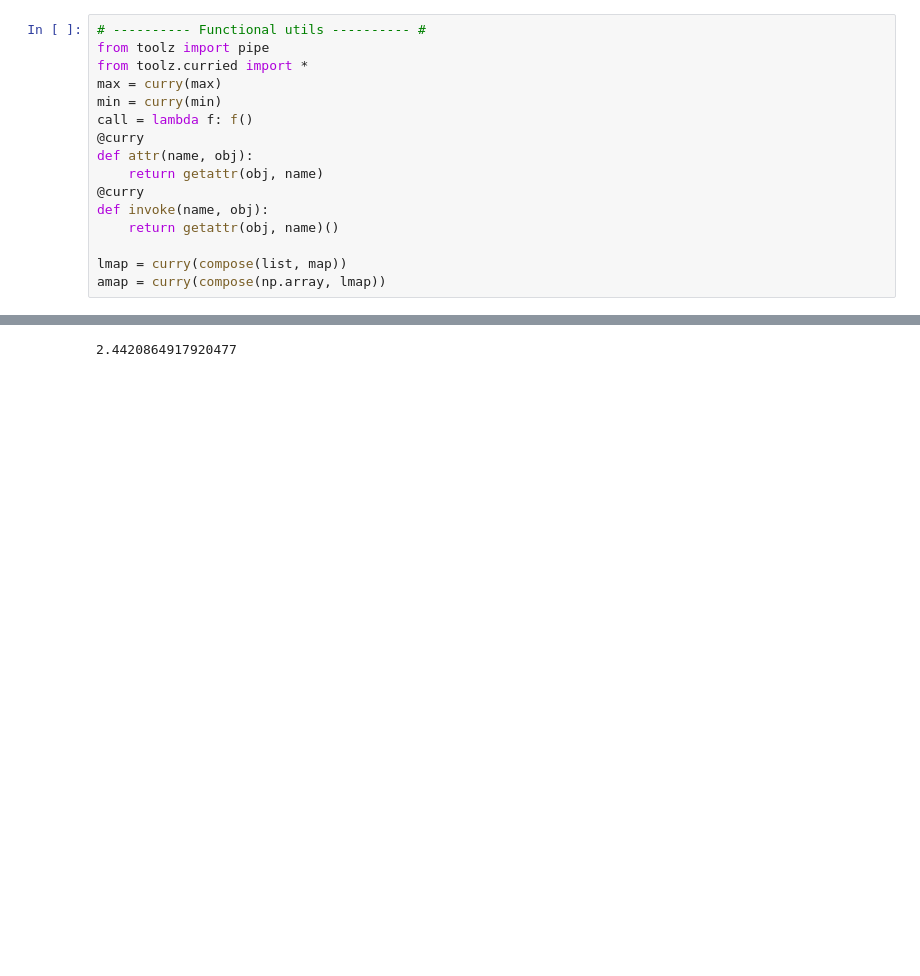
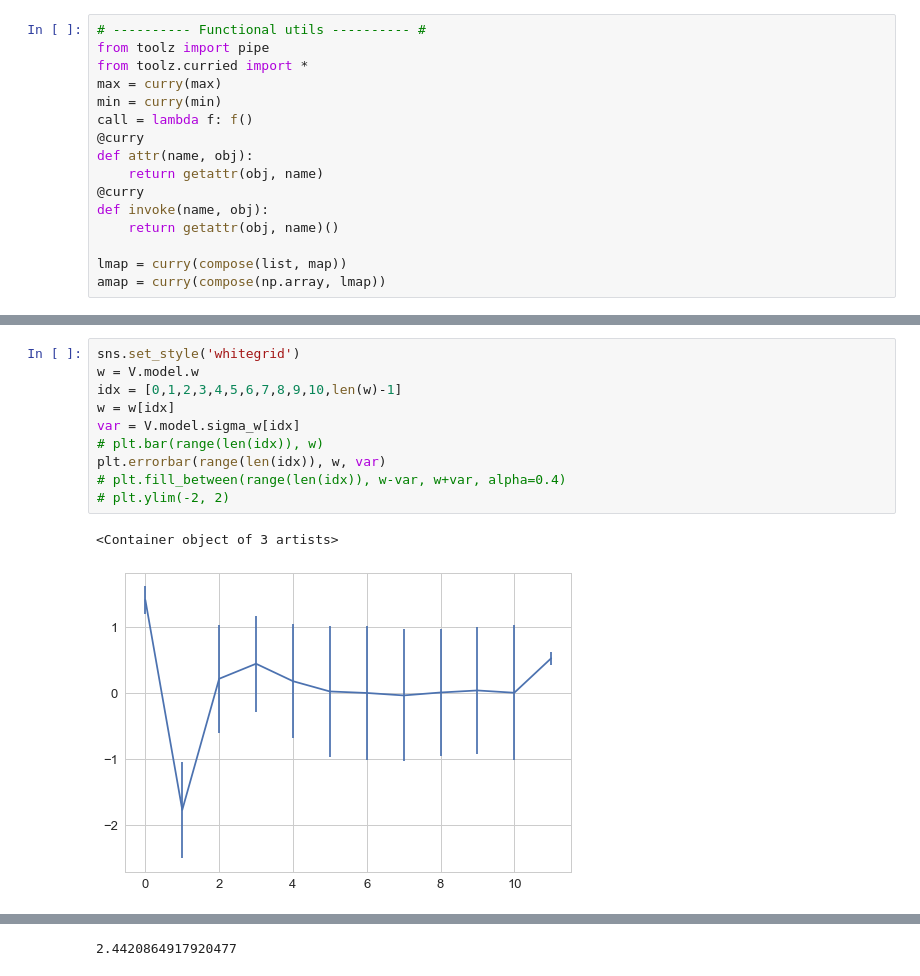
Before and after one commit to fredcallaway/gymrats, a Jupyter notebook: scratch.ipynb, the cells around one changed output, grey strips where cells are left out. Drawn from its saved outputs; the diff is of its cells as text; blank space fills up the shorter version.

```diff
--- a/scratch.ipynb
+++ b/scratch.ipynb
@@ -84,0 +81,13 @@ trace = agent.run_many(N_EP, max_steps=100)
+# %%
+sns.set_style('whitegrid')
+w = V.model.w
+idx = [0,1,2,3,4,5,6,7,8,9,10,len(w)-1]
+w = w[idx]
+var = V.model.sigma_w[idx]
+# plt.bar(range(len(idx)), w)
+plt.errorbar(range(len(idx)), w, var)
+# plt.fill_between(range(len(idx)), w-var, w+var, alpha=0.4)
+# plt.ylim(-2, 2)
+# %% [output]
+<Container object of 3 artists>
+[figure, added]
```
Also changed, not shown: parts of 17 cells of this notebook, 4 other files.
